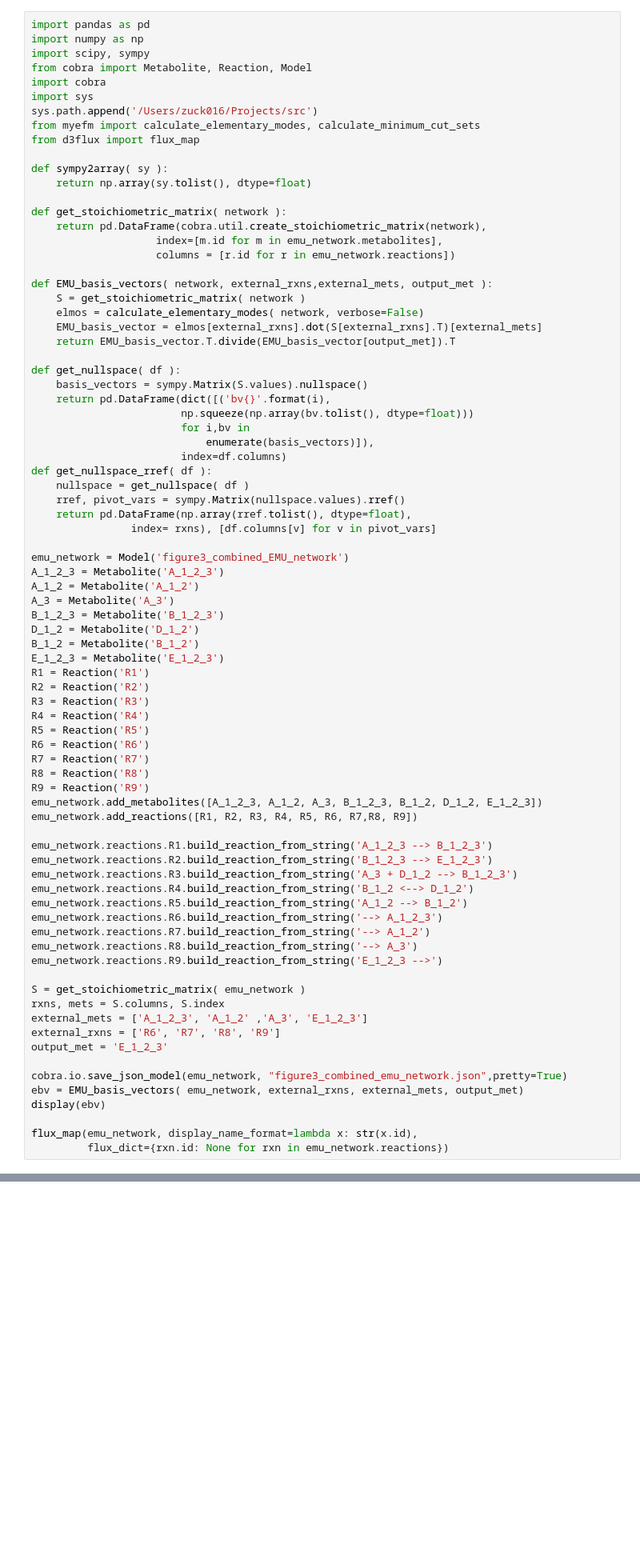
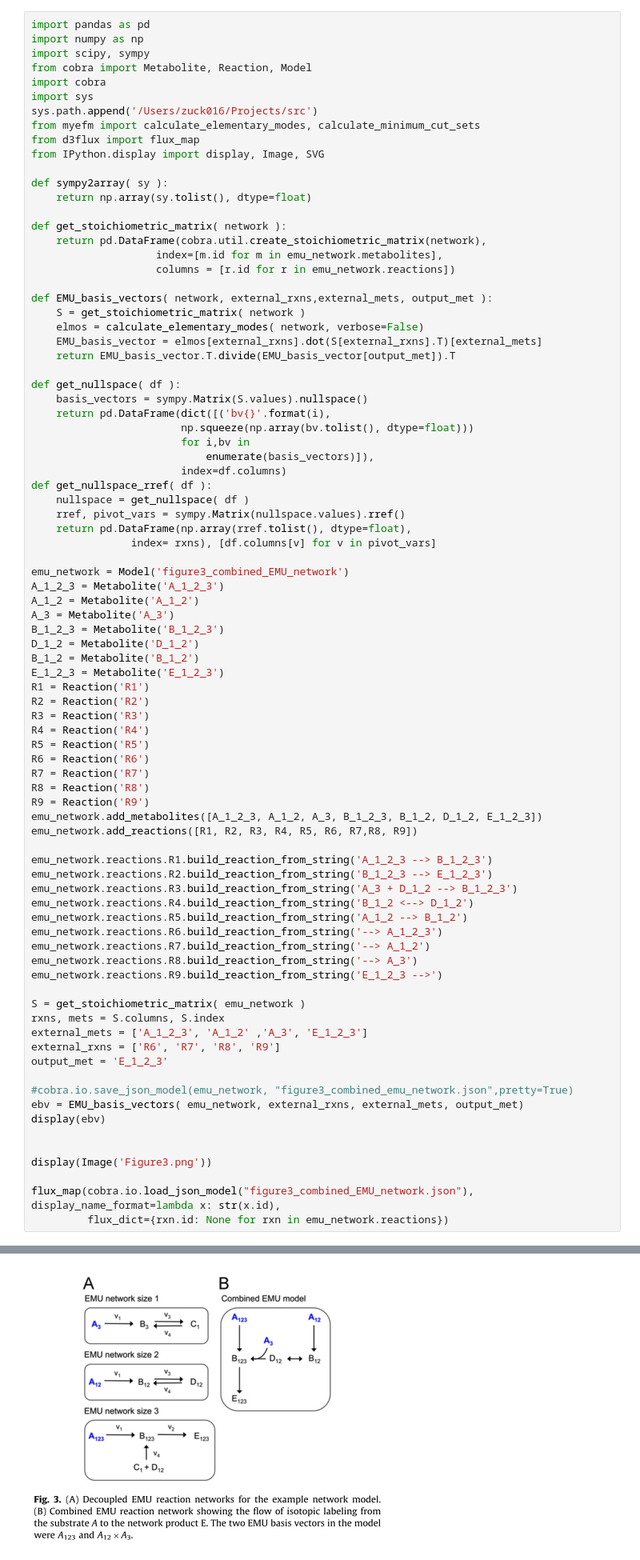
Before and after one commit to AgileBioFoundry/EMSL-Summer-School-2021-fluxomics, a Jupyter notebook: flux observability analysis.ipynb, the cells around one changed output, grey strips where cells are left out. Shown at 80% size. Drawn from its saved outputs; the diff is of its cells as text; blank space fills up the shorter version.

```diff
--- a/flux observability analysis.ipynb
+++ b/flux observability analysis.ipynb
@@ -14,6 +14,7 @@ import sys
 sys.path.append('/Users/zuck016/Projects/src')
 from myefm import calculate_elementary_modes, calculate_minimum_cut_sets
 from d3flux import flux_map
+from IPython.display import display, Image, SVG
 
 def sympy2array( sy ):
     return np.array(sy.tolist(), dtype=float)
@@ -59,35 +60,39 @@ R6 = Reaction('R6')
 R7 = Reaction('R7')
 R8 = Reaction('R8')
 R9 = Reaction('R9')
 emu_network.add_metabolites([A_1_2_3, A_1_2, A_3, B_1_2_3, B_1_2, D_1_2, E_1_2_3])
 emu_network.add_reactions([R1, R2, R3, R4, R5, R6, R7,R8, R9])
 
 emu_network.reactions.R1.build_reaction_from_string('A_1_2_3 --> B_1_2_3')
 emu_network.reactions.R2.build_reaction_from_string('B_1_2_3 --> E_1_2_3')
 emu_network.reactions.R3.build_reaction_from_string('A_3 + D_1_2 --> B_1_2_3')
 emu_network.reactions.R4.build_reaction_from_string('B_1_2 <--> D_1_2')
 emu_network.reactions.R5.build_reaction_from_string('A_1_2 --> B_1_2')
 emu_network.reactions.R6.build_reaction_from_string('--> A_1_2_3')
 emu_network.reactions.R7.build_reaction_from_string('--> A_1_2')
 emu_network.reactions.R8.build_reaction_from_string('--> A_3')
 emu_network.reactions.R9.build_reaction_from_string('E_1_2_3 -->')
 
 S = get_stoichiometric_matrix( emu_network )
 rxns, mets = S.columns, S.index
 external_mets = ['A_1_2_3', 'A_1_2' ,'A_3', 'E_1_2_3']
 external_rxns = ['R6', 'R7', 'R8', 'R9']
 output_met = 'E_1_2_3'
 
-cobra.io.save_json_model(emu_network, "figure3_combined_emu_network.json",pretty=True)
+#cobra.io.save_json_model(emu_network, "figure3_combined_emu_network.json",pretty=True)
 ebv = EMU_basis_vectors( emu_network, external_rxns, external_mets, output_met)
 display(ebv)
 
-flux_map(emu_network, display_name_format=lambda x: str(x.id),
+
+display(Image('Figure3.png'))
+
+flux_map(cobra.io.load_json_model("figure3_combined_EMU_network.json"), display_name_format=lambda x: str(x.id),
          flux_dict={rxn.id: None for rxn in emu_network.reactions})
 # %% [output]
 |  | A_1_2_3 | A_1_2 | A_3 | E_1_2_3 |
 | EM1 | -1.0 | -0.0 | -0.0 | 1.0 |
 | EM2 | -0.0 | -1.0 | -1.0 | 1.0 |
+[figure, added]
 [interactive output not drawn]
 # %%
 nullspace = get_nullspace(S)
```
Also changed, not shown: parts of 2 cells of this notebook, 4 other files.
